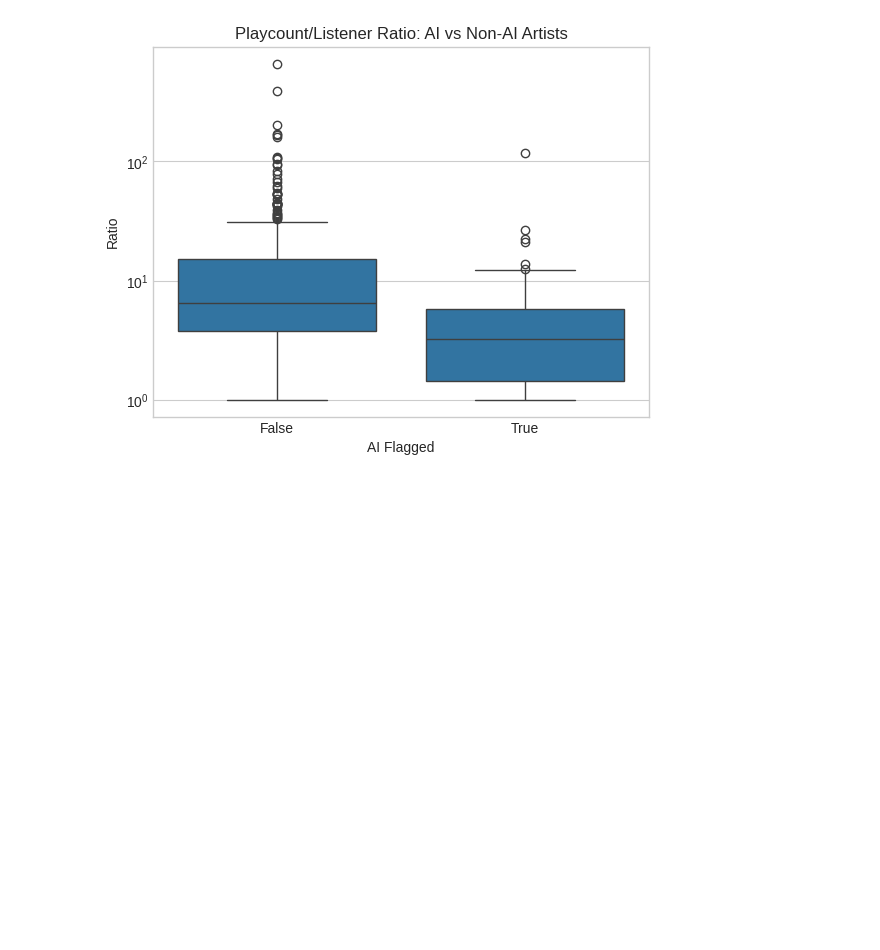
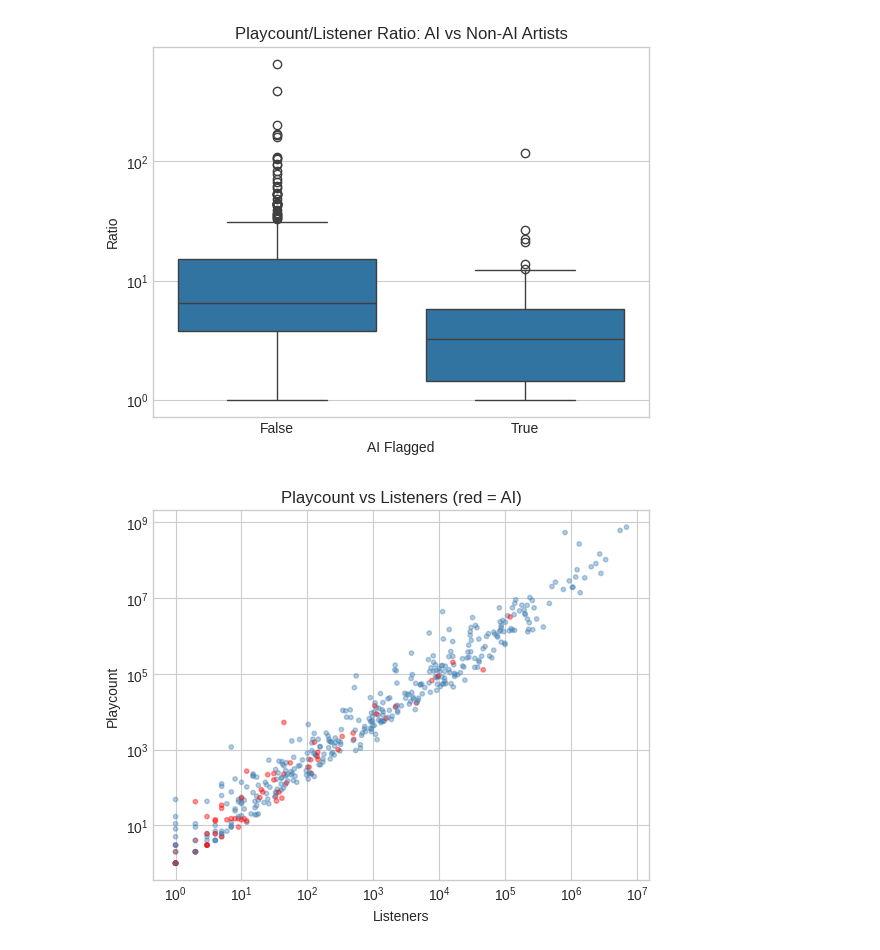
Before and after one commit to pelinumur-maker/dsa210-project-cranberry, a Jupyter notebook: dsa_eda.ipynb, the cells around one changed output. Cells and saved outputs as stored; diff of their text form; code cells hidden in the pictures; blank space fills up the shorter version.

```diff
--- a/dsa_eda.ipynb
+++ b/dsa_eda.ipynb
@@ -264,0 +261,13 @@ colors = mydata_with_ratio[]
+# %%
+"""Scatter Plot"""
+
+colors = mydata_with_ratio["ai_flagged"].map({True: "red", False: "steelblue"})
+plt.scatter(mydata_with_ratio["artist_listeners"], mydata_with_ratio["artist_playcount"], c=colors, alpha=0.4, s=10)
+plt.xlabel("Listeners")
+plt.ylabel("Playcount")
+plt.title("Playcount vs Listeners (red = AI)")
+plt.xscale("log")
+plt.yscale("log")
+plt.show()
+# %% [output]
+[figure, added]
```
Also changed, not shown: parts of 3 cells of this notebook.
